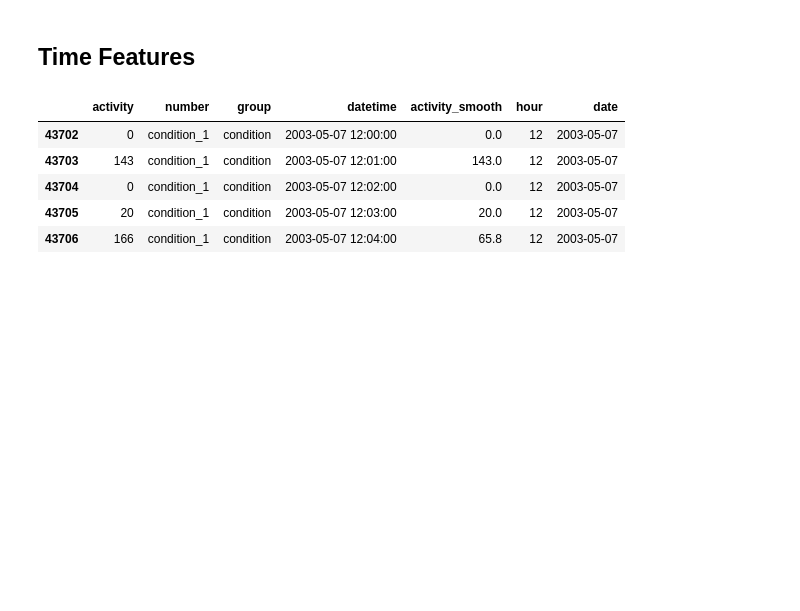
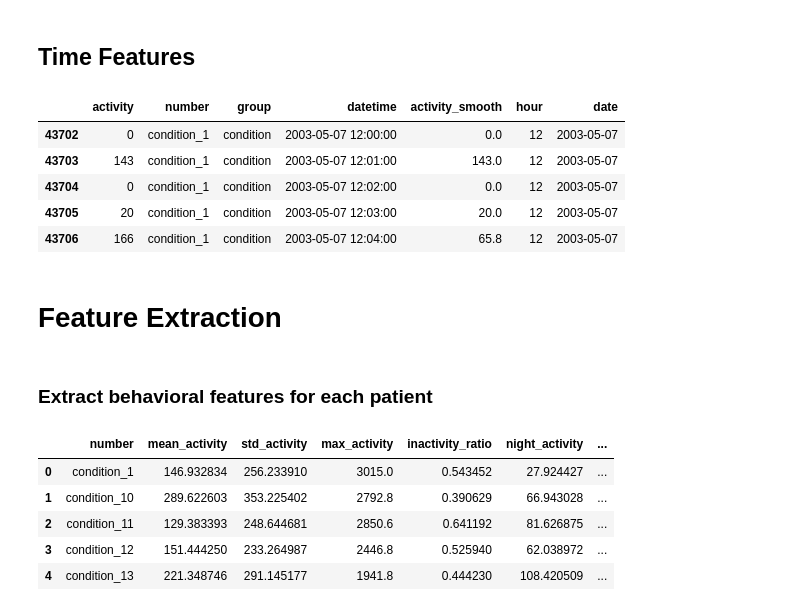
Before and after one commit to Razany98/Depresjon-Behavioral-Profiling, a Jupyter notebook: Behavior Profiling.ipynb, the cells around one changed output. Drawn from its saved outputs; the diff is of its cells as text; code cells hidden in the pictures; blank space fills up the shorter version.

Commit message:
Feature Extraction

```diff
--- a/Behavior Profiling.ipynb
+++ b/Behavior Profiling.ipynb
@@ -159,3 +154,72 @@ activity_df.head()
 | 43704 | 0 | condition_1 | condition | 2003-05-07 12:02:00 | 0.0 | 12 | 2003-05-07 |
 | 43705 | 20 | condition_1 | condition | 2003-05-07 12:03:00 | 20.0 | 12 | 2003-05-07 |
 | 43706 | 166 | condition_1 | condition | 2003-05-07 12:04:00 | 65.8 | 12 | 2003-05-07 |
+# %% [markdown]
+# Feature Extraction
+# %% [markdown]
+### Extract behavioral features for each patient
+# %%
+behavior_features = activity_df.groupby('number').agg(
+
+    # Average activity
+    mean_activity = (
+        'activity_smooth',
+        'mean'
+    ),
+
+    # Activity variability
+    std_activity = (
+        'activity_smooth',
+        'std'
+    ),
+
+    # Maximum activity
+    max_activity = (
+        'activity_smooth',
+        'max'
+    ),
+
+    # Inactivity ratio
+    inactivity_ratio = (
+        'activity_smooth',
+        lambda x: (x < 50).mean()
+    ),
+
+    # Night activity
+    night_activity = (
+        'activity_smooth',
+
+        lambda x: x[
+            (
+                activity_df.loc[x.index, 'hour'] >= 22
+            ) |
+            (
+                activity_df.loc[x.index, 'hour'] <= 5
+            )
+        ].mean()
+    ),
+
+    # Morning activity
+    morning_activity = (
+        'activity_smooth',
+
+        lambda x: x[
+            (
+                activity_df.loc[x.index, 'hour'] >= 6
+            ) &
+            (
+                activity_df.loc[x.index, 'hour'] <= 11
+            )
+        ].mean()
+    )
+
+).reset_index()
+
+behavior_features.head()
+# %% [output]
+|  | number | mean_activity | std_activity | max_activity | inactivity_ratio | night_activity | ... |
+| 0 | condition_1 | 146.932834 | 256.233910 | 3015.0 | 0.543452 | 27.924427 | ... |
+| 1 | condition_10 | 289.622603 | 353.225402 | 2792.8 | 0.390629 | 66.943028 | ... |
+| 2 | condition_11 | 129.383393 | 248.644681 | 2850.6 | 0.641192 | 81.626875 | ... |
+| 3 | condition_12 | 151.444250 | 233.264987 | 2446.8 | 0.525940 | 62.038972 | ... |
+| 4 | condition_13 | 221.348746 | 291.145177 | 1941.8 | 0.444230 | 108.420509 | ... |
```
Also changed, not shown: parts of 8 cells of this notebook.
